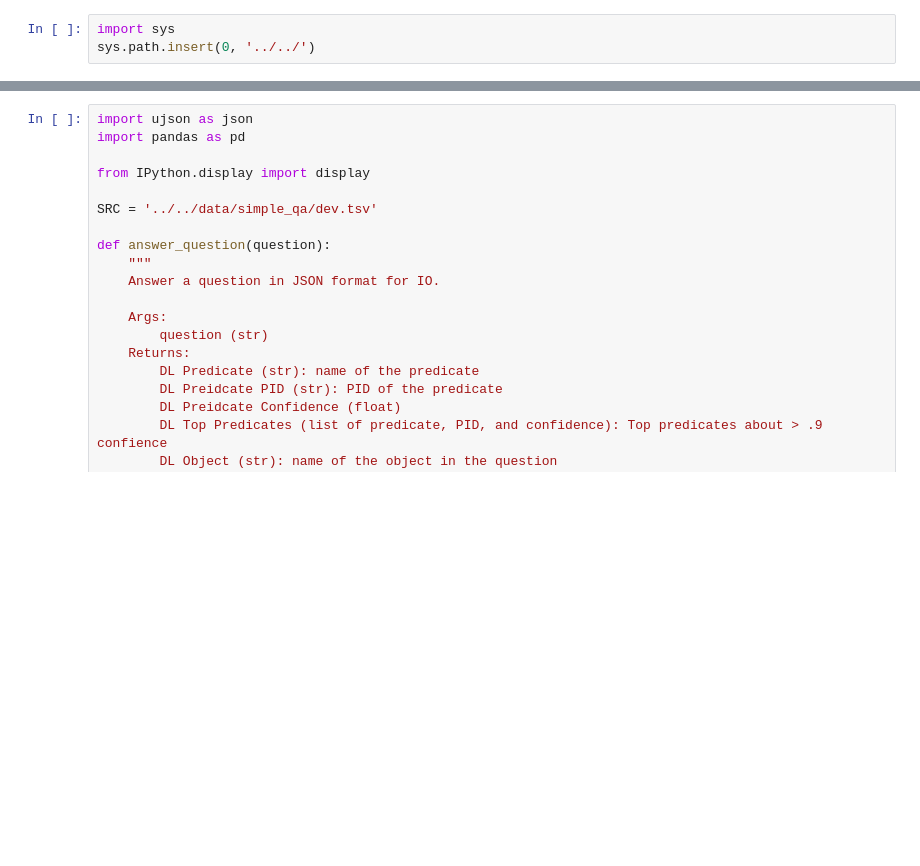
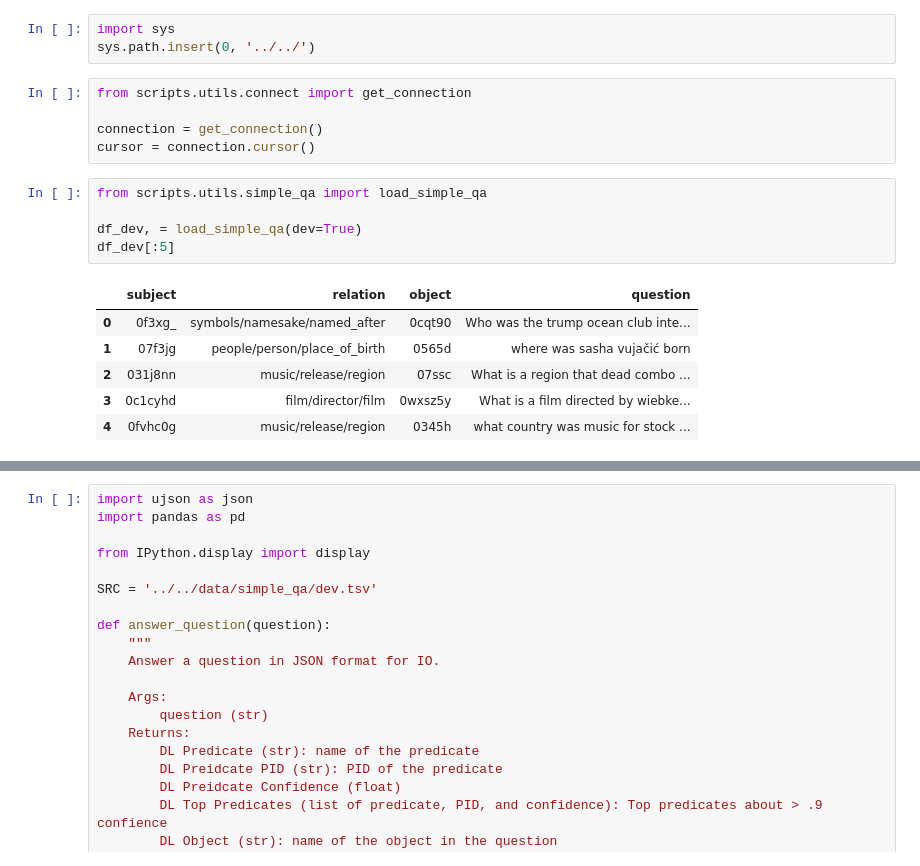
Before and after one commit to PetrochukM/Simple-QA-EMNLP-2018, a Jupyter notebook: scripts/notebooks/End-to-End Freebase QA.ipynb, the cells around one changed output, grey strips where cells are left out. Drawn from its saved outputs; the diff is of its cells as text; blank space fills up the shorter version.

```diff
--- a/scripts/notebooks/End-to-End Freebase QA.ipynb
+++ b/scripts/notebooks/End-to-End Freebase QA.ipynb
@@ -7,3 +7,20 @@ Reference: https://stackoverflow.com/questions/34976803/sys-path-different-in-ju
 # %%
 import sys
 sys.path.insert(0, '../../')
+# %%
+from scripts.utils.connect import get_connection
+
+connection = get_connection()
+cursor = connection.cursor()
+# %%
+from scripts.utils.simple_qa import load_simple_qa
+
+df_dev, = load_simple_qa(dev=True)
+df_dev[:5]
+# %% [output]
+|  | subject | relation | object | question |
+| 0 | 0f3xg_ | symbols/namesake/named_after | 0cqt90 | Who was the trump ocean club inte... |
+| 1 | 07f3jg | people/person/place_of_birth | 0565d | where was sasha vujačić born |
+| 2 | 031j8nn | music/release/region | 07ssc | What is a region that dead combo ... |
+| 3 | 0c1cyhd | film/director/film | 0wxsz5y | What is a film directed by wiebke... |
+| 4 | 0fvhc0g | music/release/region | 0345h | what country was music for stock ... |
```
Also changed, not shown: parts of 7 cells of this notebook, 10 other files.
